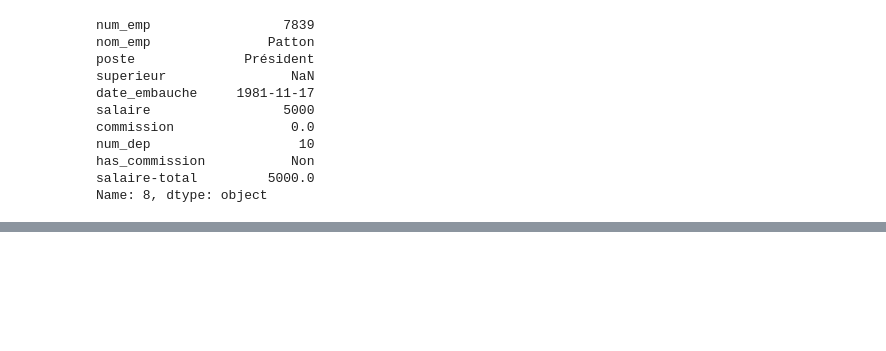
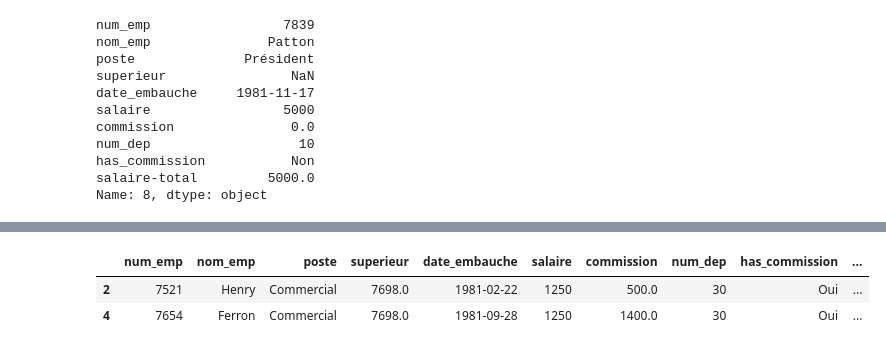
Before and after one commit to abderrahmanboubligha/rev_numpy, a Jupyter notebook: chapter4/seance08.ipynb, the cells around one changed output, grey strips where cells are left out. Saved outputs shown, nothing was run; the diff lists cells and outputs as text; code cells hidden in the pictures; blank space fills up the shorter version.

```diff
--- a/chapter4/seance08.ipynb
+++ b/chapter4/seance08.ipynb
@@ -208,0 +204,7 @@ df[["salaire", "salaire-total"]]
+# %%
+#show only users where commission is more than 20% of the salary
+df[df["commission"] > 0.2 * df["salaire"]]
+# %% [output]
+|  | num_emp | nom_emp | poste | superieur | date_embauche | salaire | commission | num_dep | has_commission | ... |
+| 2 | 7521 | Henry | Commercial | 7698.0 | 1981-02-22 | 1250 | 500.0 | 30 | Oui | ... |
+| 4 | 7654 | Ferron | Commercial | 7698.0 | 1981-09-28 | 1250 | 1400.0 | 30 | Oui | ... |
```
Also changed, not shown: parts of 4 cells of this notebook, 2 other files.
